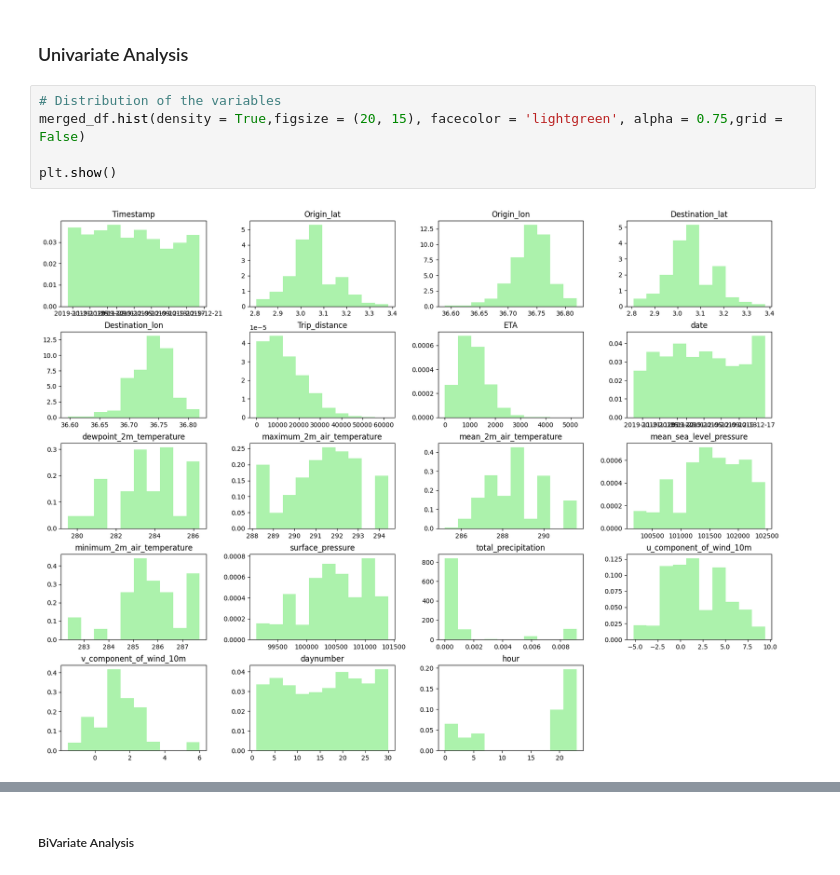
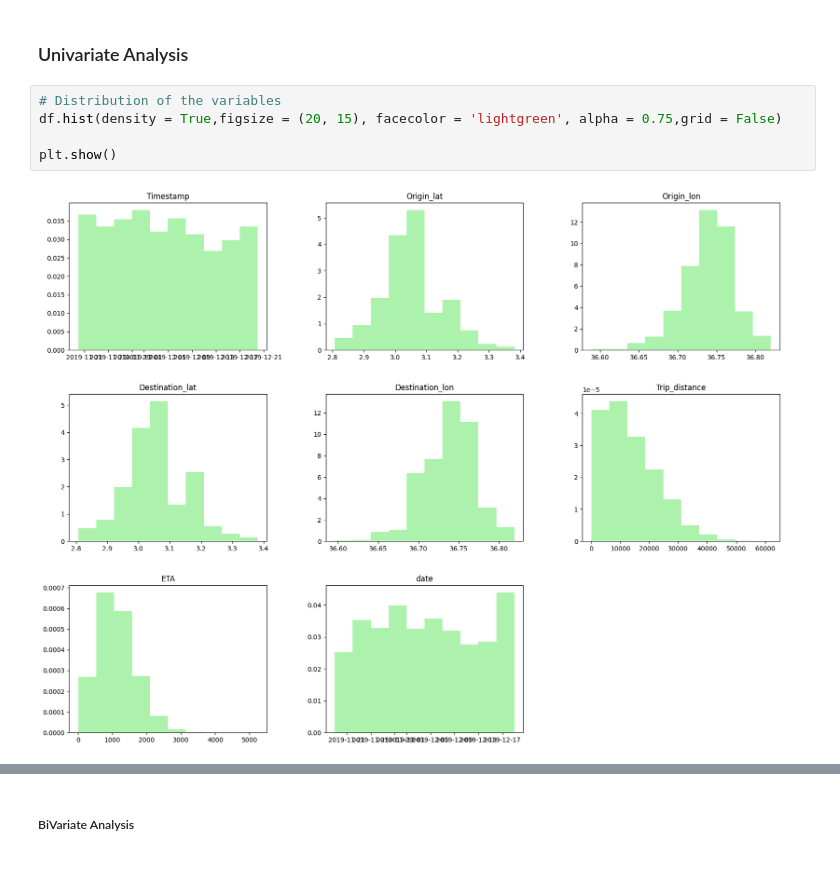
Before and after one commit to kwasichrappah/yassir_eta_prediction, a Jupyter notebook: yassir_eta_prediction.ipynb, the cells around one changed output, grey strips where cells are left out. Cells and saved outputs as stored; diff of their text form.

```diff
--- a/yassir_eta_prediction.ipynb
+++ b/yassir_eta_prediction.ipynb
@@ -179,8 +188,8 @@ dtype: int64
 ### Univariate Analysis
 # %%
 # Distribution of the variables
-merged_df.hist(density = True,figsize = (20, 15), facecolor = 'lightgreen', alpha = 0.75,grid = False)
+df.hist(density = True,figsize = (20, 15), facecolor = 'lightgreen', alpha = 0.75,grid = False)
 
 plt.show()
 # %% [output]
-[figure, old version]
+[figure, new version]
```
Also changed, not shown: parts of 187 cells of this notebook.
